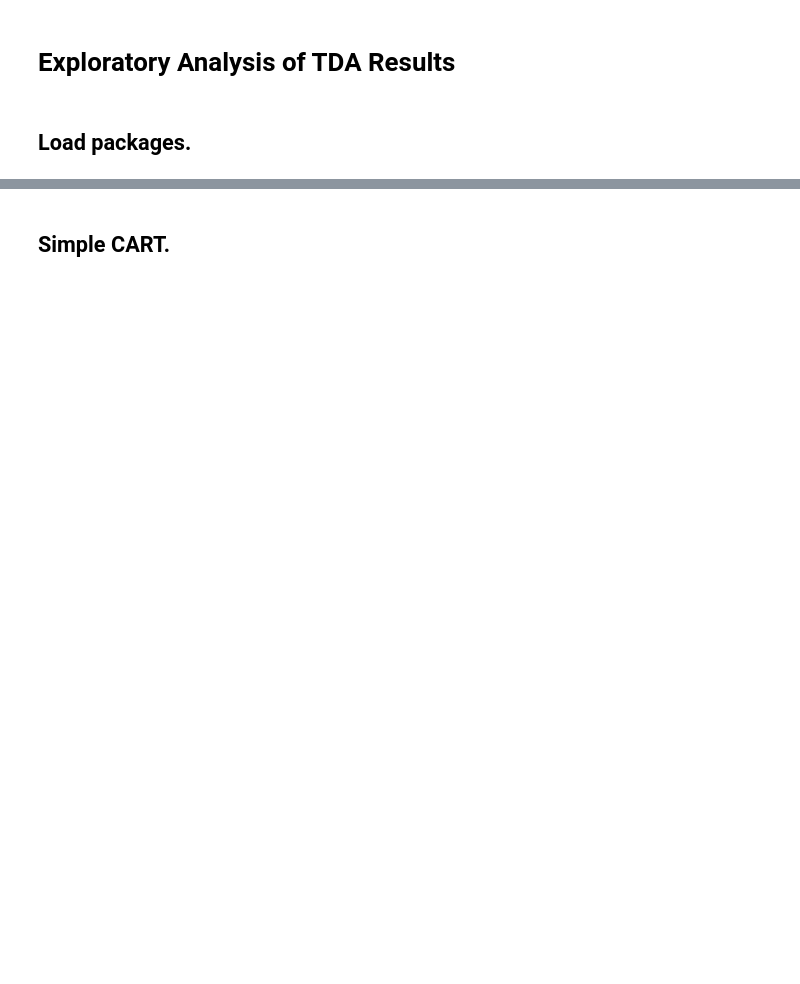
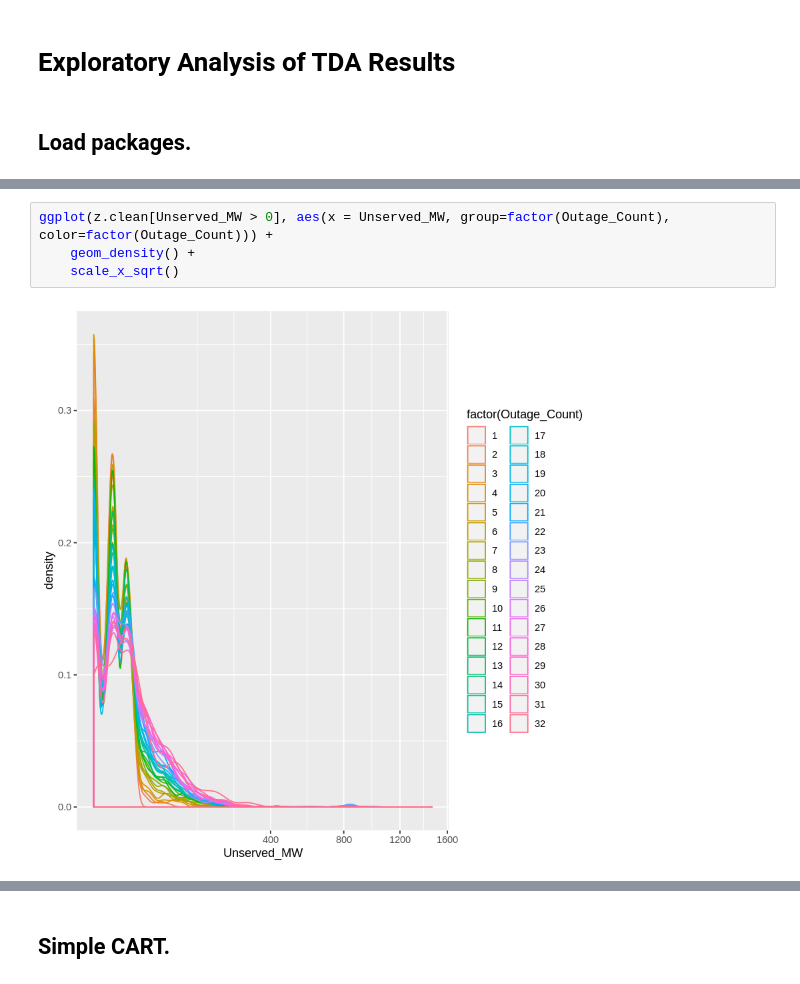
Before and after one commit to NREL/tda-ps, a Jupyter notebook: jsm-2020/exploratory-analysis.ipynb, the cells around one changed output, grey strips where cells are left out. Drawn from its saved outputs; the diff is of its cells as text; blank space fills up the shorter version.

```diff
--- a/jsm-2020/exploratory-analysis.ipynb
+++ b/jsm-2020/exploratory-analysis.ipynb
@@ -47,0 +110,6 @@ z %>% summary
+# %%
+ggplot(z.clean[Unserved_MW > 0], aes(x = Unserved_MW, group=factor(Outage_Count), color=factor(Outage_Count))) +
+    geom_density() +
+    scale_x_sqrt()
+# %% [output]
+[figure, added]
```
Also changed, not shown: parts of 45 cells of this notebook, 7 other files.
